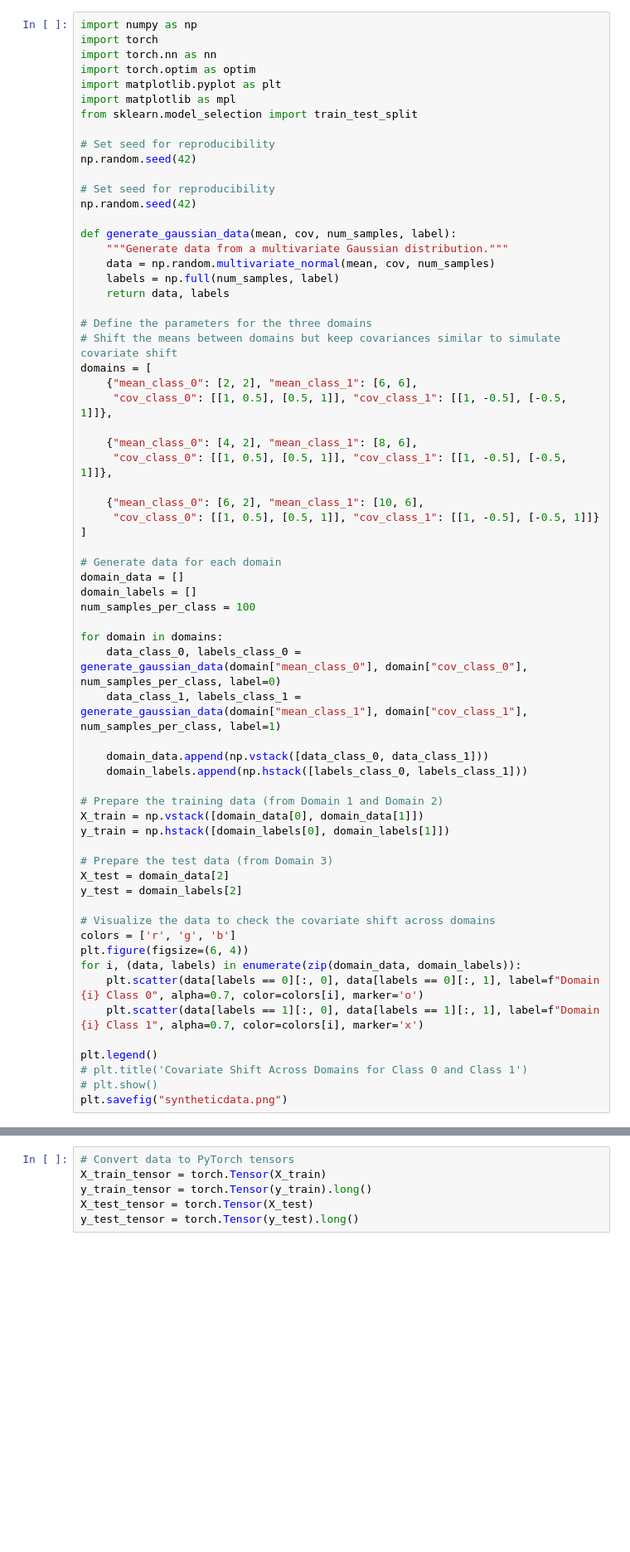
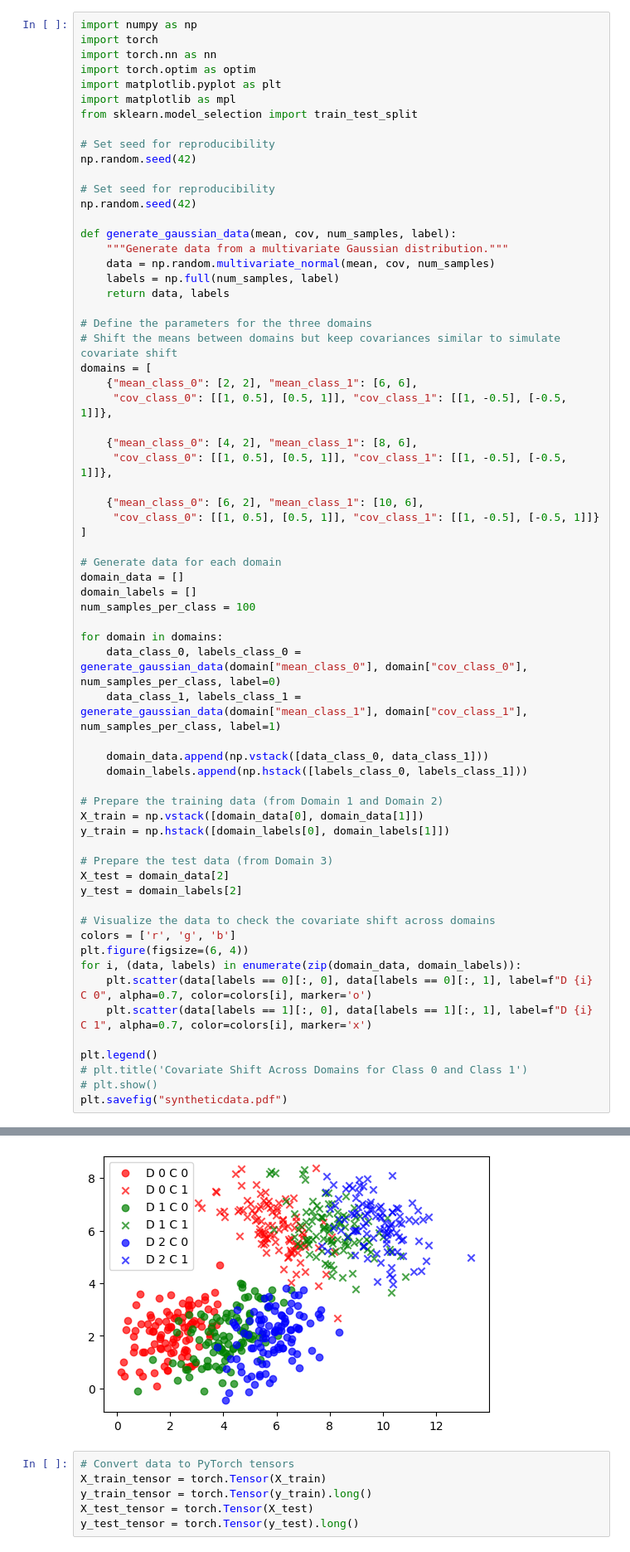
Before and after one commit to lakpa-tamang9/domaingen, a Jupyter notebook: gauss_toy.ipynb, the cells around one changed output, grey strips where cells are left out. Shown at 83% size. Saved outputs shown, nothing was run; the diff lists cells and outputs as text; blank space fills up the shorter version.

```diff
--- a/gauss_toy.ipynb
+++ b/gauss_toy.ipynb
@@ -56,11 +56,11 @@ y_test = domain_labels[2]
 colors = ['r', 'g', 'b']
 plt.figure(figsize=(6, 4))
 for i, (data, labels) in enumerate(zip(domain_data, domain_labels)):
-    plt.scatter(data[labels == 0][:, 0], data[labels == 0][:, 1], label=f"Domain {i} Class 0", alpha=0.7, color=colors[i], marker='o')
-    plt.scatter(data[labels == 1][:, 0], data[labels == 1][:, 1], label=f"Domain {i} Class 1", alpha=0.7, color=colors[i], marker='x')
+    plt.scatter(data[labels == 0][:, 0], data[labels == 0][:, 1], label=f"D {i} C 0", alpha=0.7, color=colors[i], marker='o')
+    plt.scatter(data[labels == 1][:, 0], data[labels == 1][:, 1], label=f"D {i} C 1", alpha=0.7, color=colors[i], marker='x')
 
 plt.legend()
 # plt.title('Covariate Shift Across Domains for Class 0 and Class 1')
 # plt.show()
-plt.savefig("syntheticdata.png")
+plt.savefig("syntheticdata.pdf")
 # %% [output]
@@ -68,3 +67,4 @@ KeyboardInterrupt:
+[figure, added]
 # %%
 # Convert data to PyTorch tensors
 X_train_tensor = torch.Tensor(X_train)
```
Also changed, not shown: parts of 9 cells of this notebook, 1 other file.
